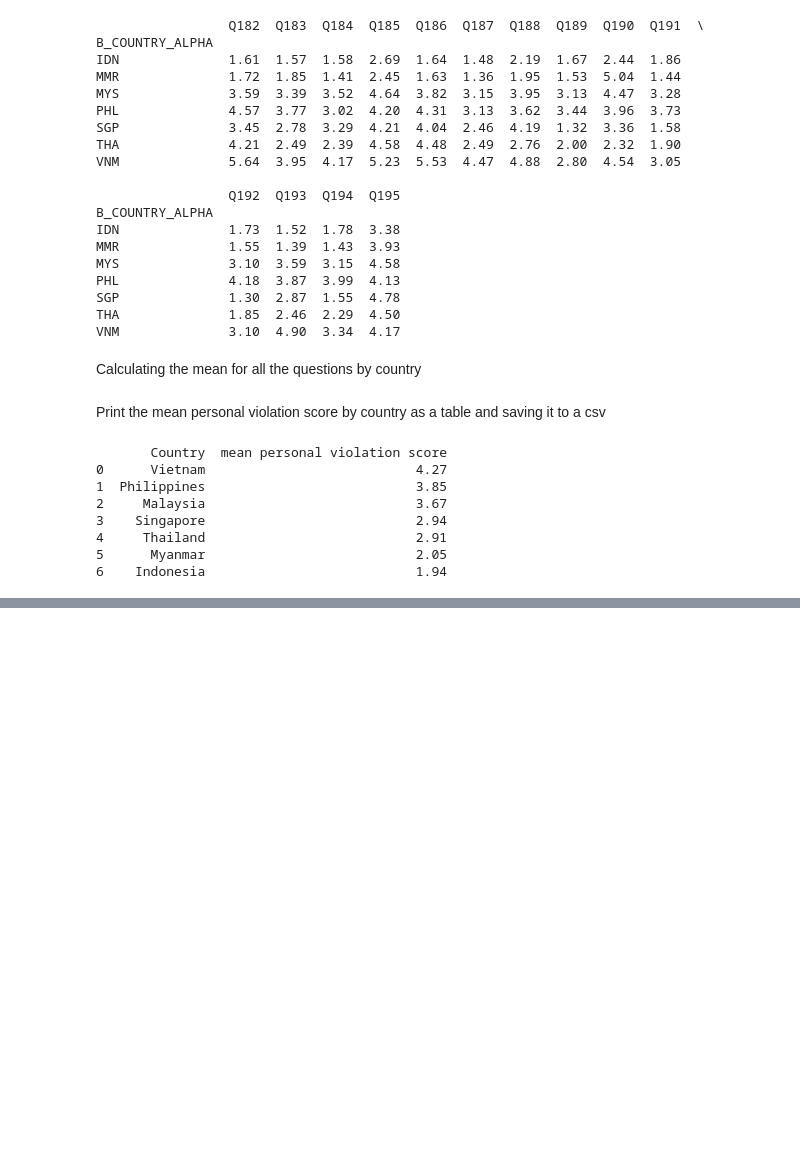
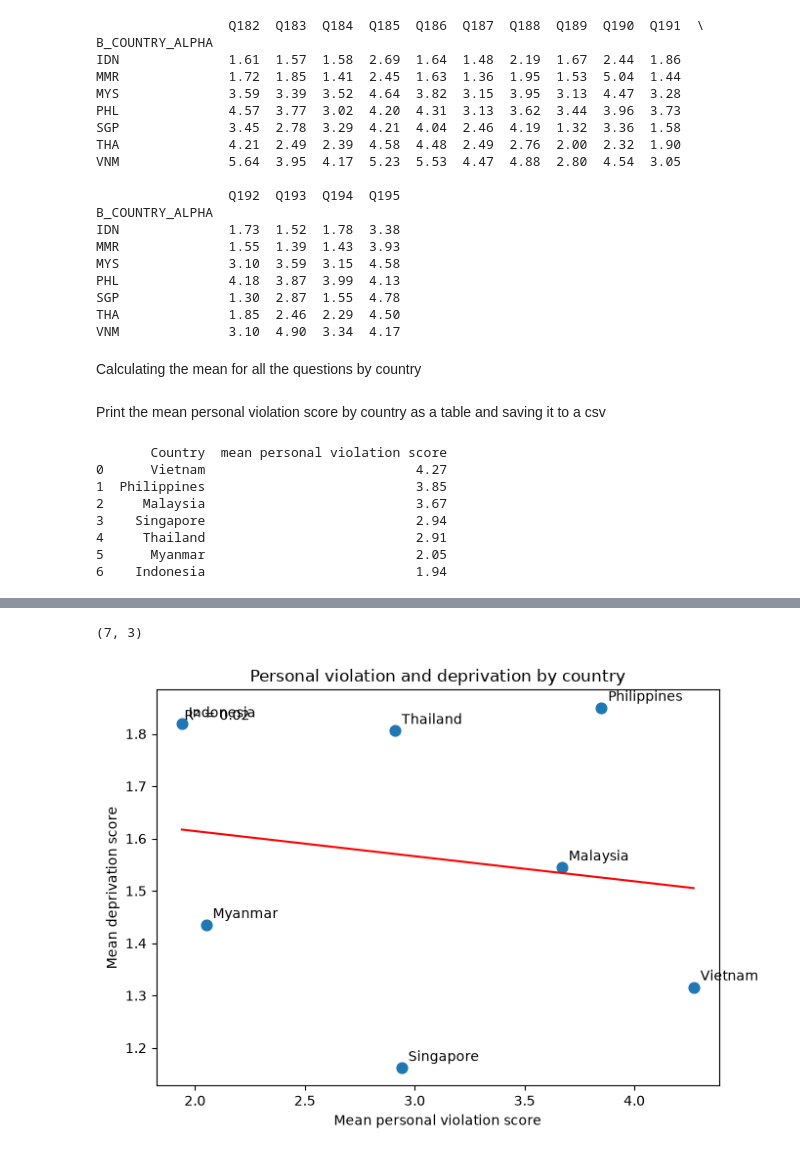
Before and after one commit to clairetanyien/hs4002-beagle-2026, a Jupyter notebook: code/Untitled-2.ipynb, the cells around one changed output, grey strips where cells are left out. Saved outputs shown, nothing was run; the diff lists cells and outputs as text; code cells hidden in the pictures; blank space fills up the shorter version.

```diff
--- a/code/Untitled-2.ipynb
+++ b/code/Untitled-2.ipynb
@@ -252,0 +347,5 @@ result.to_csv("country_mean_personal_violation_score.csv", index=False)
+# %%
+#renaming of column to "country"
+
+PV1_df = PV_df.rename(columns={'Country': 'country'})
+PV1_df
@@ -252,0 +426,12 @@ result.to_csv("country_mean_personal_violation_score.csv", index=False)
+# %%
+import statsmodels.formula.api as smf
+
+deprivation_df = deprivation_df.rename(columns={deprivation_df.columns[0]: 'country'})
+PV1_df = PV1_df.rename(columns={PV1_df.columns[0]: 'country',
+                                PV1_df.columns[1]: 'PV_mean'})
+
+reg_df2 = deprivation_df.merge(PV1_df, on='country')
+print(reg_df2.shape)   # should be (7, 3)
+
+model2 = smf.ols('PV_mean ~ deprivation_mean', data=reg_df2).fit()
+print(model2.summary())
@@ -252,0 +456,36 @@ result.to_csv("country_mean_personal_violation_score.csv", index=False)
+# %%
+import matplotlib.pyplot as plt
+import numpy as np
+
+# make sure both tables have a 'country' column and the right score names
+PV1_df = PV1_df.rename(columns={PV1_df.columns[0]: 'country', PV1_df.columns[1]: 'PV_mean'})
+deprivation_df = deprivation_df.rename(columns={deprivation_df.columns[0]: 'country'})
+
+reg_df4 = PV1_df.merge(deprivation_df, on='country')
+print(reg_df4.shape)   # should be (7, 3)
+
+fig, ax = plt.subplots(figsize=(7, 5))
+ax.scatter(reg_df4['PV_mean'], reg_df4['deprivation_mean'], s=60)
+
+# label each point with its country
+for _, r in reg_df4.iterrows():
+    ax.annotate(r['country'], (r['PV_mean'], r['deprivation_mean']),
+                xytext=(5, 5), textcoords='offset points')
+
+# best fit line
+slope, intercept = np.polyfit(reg_df4['PV_mean'], reg_df4['deprivation_mean'], 1)
+x = np.linspace(reg_df4['PV_mean'].min(), reg_df4['PV_mean'].max(), 100)
+ax.plot(x, intercept + slope * x, color='red')
+
+# R² on the plot
+r2 = np.corrcoef(reg_df4['PV_mean'], reg_df4['deprivation_mean'])[0, 1] ** 2
+ax.text(0.05, 0.95, f"R² = {r2:.2f}", transform=ax.transAxes, va='top')
+
+ax.set_xlabel('Mean personal violation score')
+ax.set_ylabel('Mean deprivation score')
+ax.set_title('Personal violation and deprivation by country')
+plt.tight_layout()
+plt.show()
+# %% [output]
+(7, 3)
+[figure, added]
```
Also changed, not shown: parts of 12 cells of this notebook.
